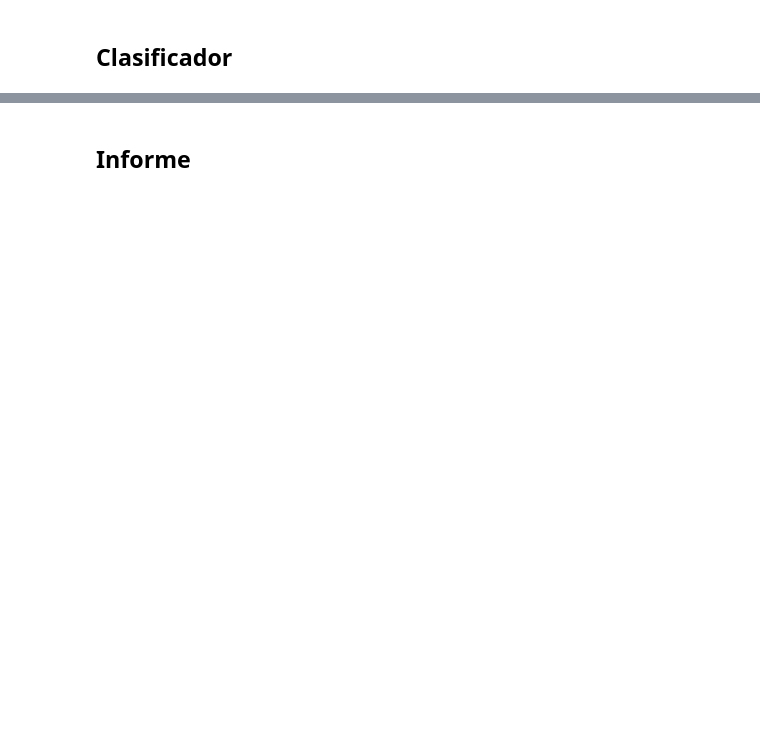
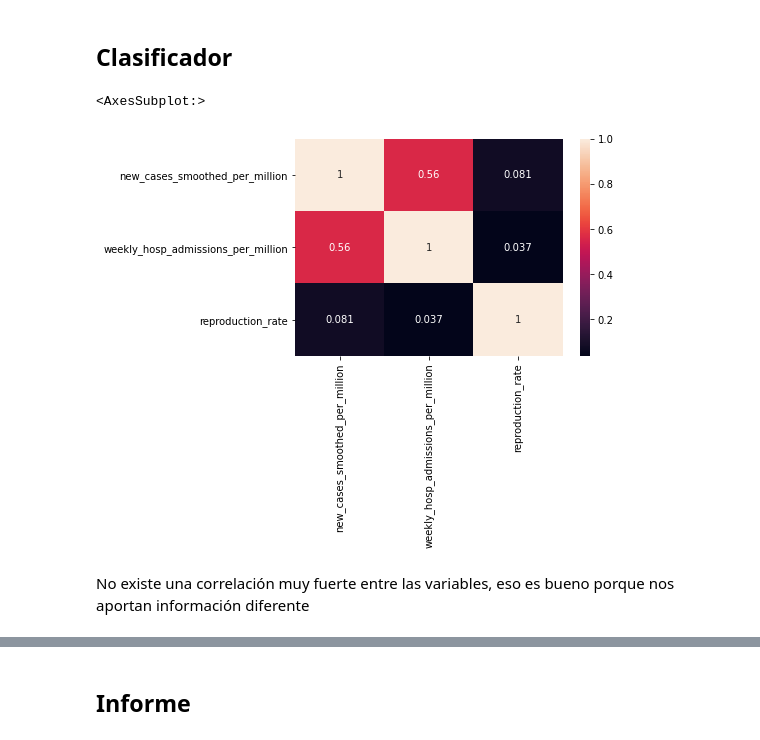
Before and after one commit to NachoRam123/Sprint-4, a Jupyter notebook: proyecto_4.ipynb, the cells around one changed output, grey strips where cells are left out. Saved outputs shown, nothing was run; the diff lists cells and outputs as text; code cells hidden in the pictures; blank space fills up the shorter version.

```diff
--- a/proyecto_4.ipynb
+++ b/proyecto_4.ipynb
@@ -490,2 +525,12 @@ df_paises_modelo
 # %% [markdown]
 ## Clasificador
+# %%
+# vemos la correlacion de los indicadores
+
+df_correlacion = df_paises_modelo.corr()
+sns.heatmap(df_correlacion, annot=True)
+# %% [output]
+<AxesSubplot:>
+[figure, added]
+# %% [markdown]
+No existe una correlación muy fuerte entre las variables, eso es bueno porque nos aportan información diferente
```
Also changed, not shown: parts of 32 cells of this notebook.
